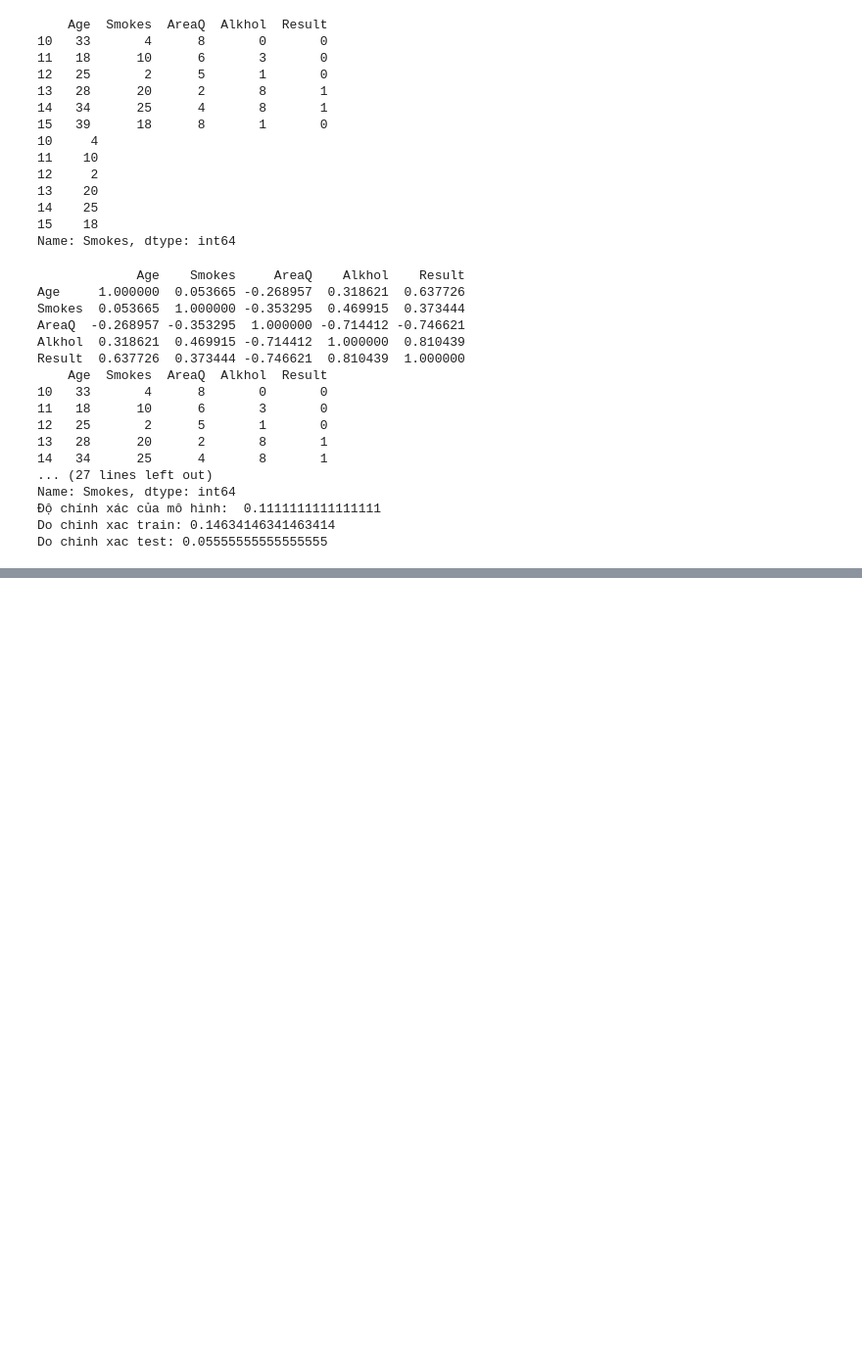
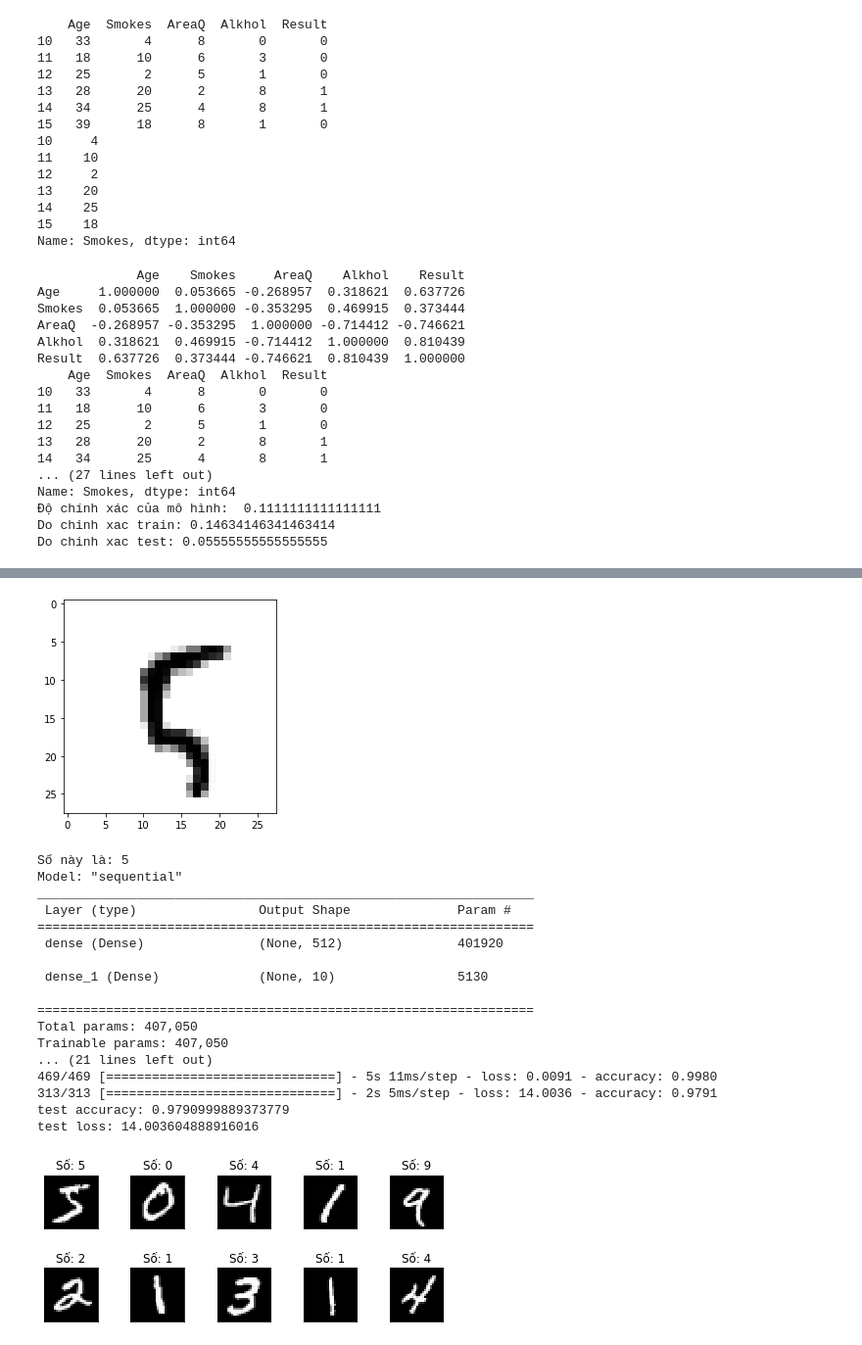
Before and after one commit to NguyenthanhTung14/Nguy-nThanhT-ng, a Jupyter notebook: ngay27_3.ipynb, the cells around one changed output, grey strips where cells are left out. Shown at 98% size. Cells and saved outputs as stored; diff of their text form; code cells hidden in the pictures; blank space fills up the shorter version.

```diff
--- a/ngay27_3.ipynb
+++ b/ngay27_3.ipynb
@@ -176,0 +216,75 @@ plt.imshow(hinh,cmap=plt)
+# %%
+from keras.datasets import mnist
+from keras.models import Sequential
+from keras.layers import Dense
+from keras.utils import to_categorical
+import matplotlib.pyplot as plt
+
+# load the mnist dataset
+(train_images, train_labels), (test_images, test_labels) = mnist.load_data()
+
+# display an image from the dataset
+hinh = train_images[100]
+plt.imshow(hinh, cmap=plt.cm.binary)
+plt.show()
+print('Số này là:', train_labels[100])
+
+# display the first 10 images from the dataset
+for i in range(10):
+    plt.subplot(3, 5, i+1)
+    plt.tight_layout()
+    plt.imshow(train_images[i], cmap='gray', interpolation='none')
+    plt.title('Số: {}'.format(train_labels[i]))
+    plt.xticks([])
+    plt.yticks([])
+
+# create a sequential model
+model = Sequential()
+
+# add a dense layer with 512 units, input shape (784,) and relu activation function
+model.add(Dense(512, input_shape=(784,), activation='relu'))
+
+# add another dense layer with 10 units and softmax activation function
+model.add(Dense(10, activation='softmax'))
+
+# print model summary
+model.summary()
+
+# preprocess the data
+train_images = train_images.reshape((60000, 784))
+train_images = train_images.astype('float32') / 255
+
+# convert labels to one-hot encoding
+train_labels = to_categorical(train_labels, 10)
+test_labels = to_categorical(test_labels, 10)
+
+# compile the model
+model.compile(optimizer='rmsprop', loss='categorical_crossentropy', metrics=['accuracy'])
+
+# train the model
+model.fit(train_images, train_labels, epochs=10, batch_size=128)
+
+# evaluate the model
+test_loss, test_acc = model.evaluate(test_images.reshape((10000, 784)), test_labels)
+print('test accuracy:', test_acc)
+print('test loss:', test_loss)
+# %% [output]
+[figure, added]
+Số này là: 5
+Model: "sequential"
+_________________________________________________________________
+ Layer (type)                Output Shape              Param #
+=================================================================
+ dense (Dense)               (None, 512)               401920
+
+ dense_1 (Dense)             (None, 10)                5130
+
+=================================================================
+Total params: 407,050
+Trainable params: 407,050
+... (21 lines left out)
+469/469 [==============================] - 5s 11ms/step - loss: 0.0091 - accuracy: 0.9980
+313/313 [==============================] - 2s 5ms/step - loss: 14.0036 - accuracy: 0.9791
+test accuracy: 0.9790999889373779
+test loss: 14.003604888916016
+[figure, added]
```
Also changed, not shown: parts of 7 cells of this notebook.
